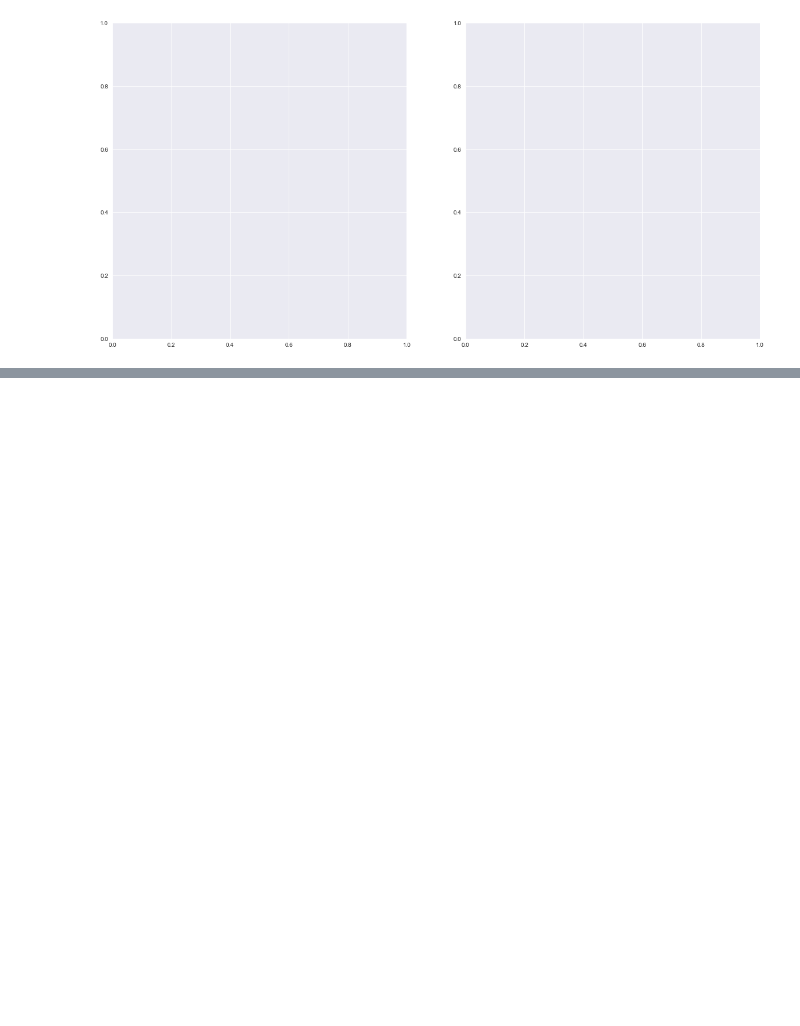
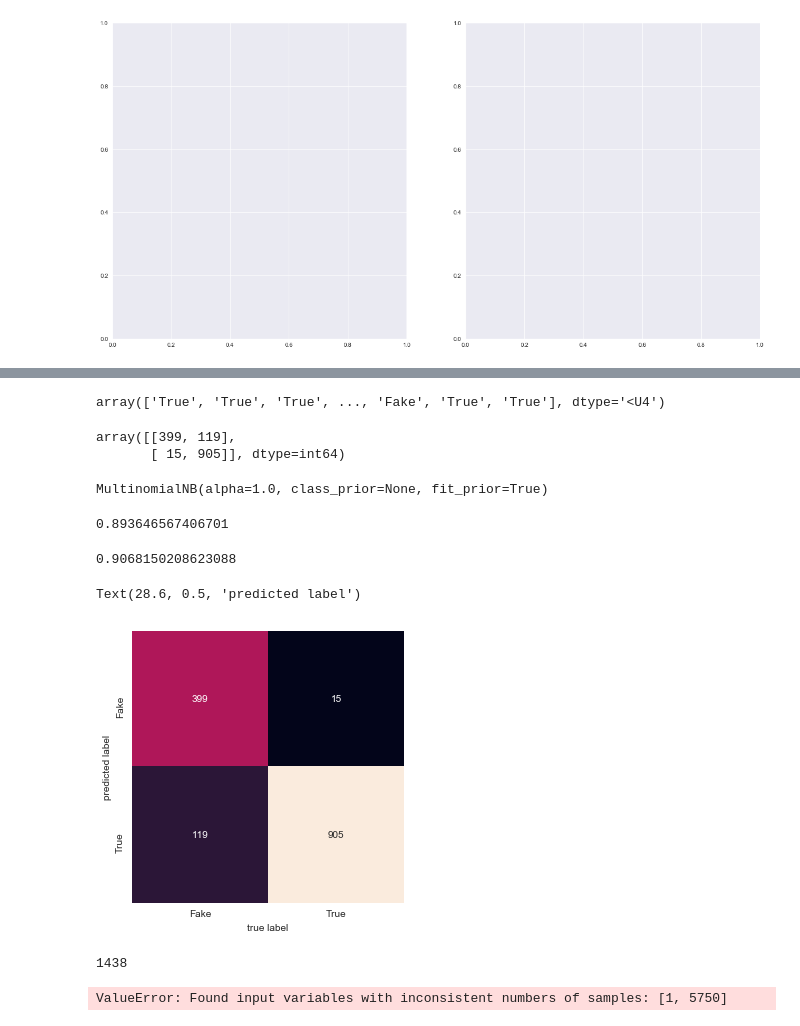
Before and after one commit to SaideT/Fake-News-Detection, a Jupyter notebook: fake_news.ipynb, the cells around one changed output, grey strips where cells are left out. Drawn from its saved outputs; the diff is of its cells as text; code cells hidden in the pictures; blank space fills up the shorter version.

```diff
--- a/fake_news.ipynb
+++ b/fake_news.ipynb
@@ -191,0 +197,3 @@ test_textX = test_x[['text']]
+# %%
+y_train = y_train['label']
+y_test = y_test['label']
@@ -191,0 +210,4 @@ test_textX = test_x[['text']]
+# %%
+model1 = make_pipeline(TfidfVectorizer(), MultinomialNB())
+
+model1.fit(x_train_title, y_train)
@@ -191,0 +220,47 @@ test_textX = test_x[['text']]
+# %%
+pred1 = model1.predict(x_test_title)
+pred1
+# %% [output]
+array(['True', 'True', 'True', ..., 'Fake', 'True', 'True'], dtype='<U4')
+# %%
+label_name = ['Fake', 'True']
+mat = confusion_matrix(y_test, pred1, labels = label_name )
+mat
+# %% [output]
+array([[399, 119],
+       [ 15, 905]], dtype=int64)
+# %%
+clf = MultinomialNB()
+clf.fit(x_train_title_NB, y_train)
+# %% [output]
+MultinomialNB(alpha=1.0, class_prior=None, fit_prior=True)
+# %%
+from sklearn.metrics import f1_score
+f1_score(y_test, pred1, average = 'macro')
+# %% [output]
+0.893646567406701
+# %%
+f1_score(y_test, pred1, average = 'micro')
+# %% [output]
+0.9068150208623088
+# %%
+# plot the confusion matrix
+labels = ['Fake', 'True']
+plt.figure(figsize=(5,5))
+sns.heatmap(mat.T, square=True, annot=True, fmt='d', cbar=False,
+           xticklabels=label_name, yticklabels=label_name)
+plt.xlabel('true label')
+plt.ylabel('predicted label')
+# %% [output]
+Text(28.6, 0.5, 'predicted label')
+[figure, added]
+# %%
+len(test_y)
+# %% [output]
+1438
+# %%
+model1 = make_pipeline(TfidfVectorizer(), MultinomialNB())
+
+model1.fit(train_titleX, train_y)
+# %% [output]
+ValueError: Found input variables with inconsistent numbers of samples: [1, 5750]
```
Also changed, not shown: parts of 19 cells of this notebook.
